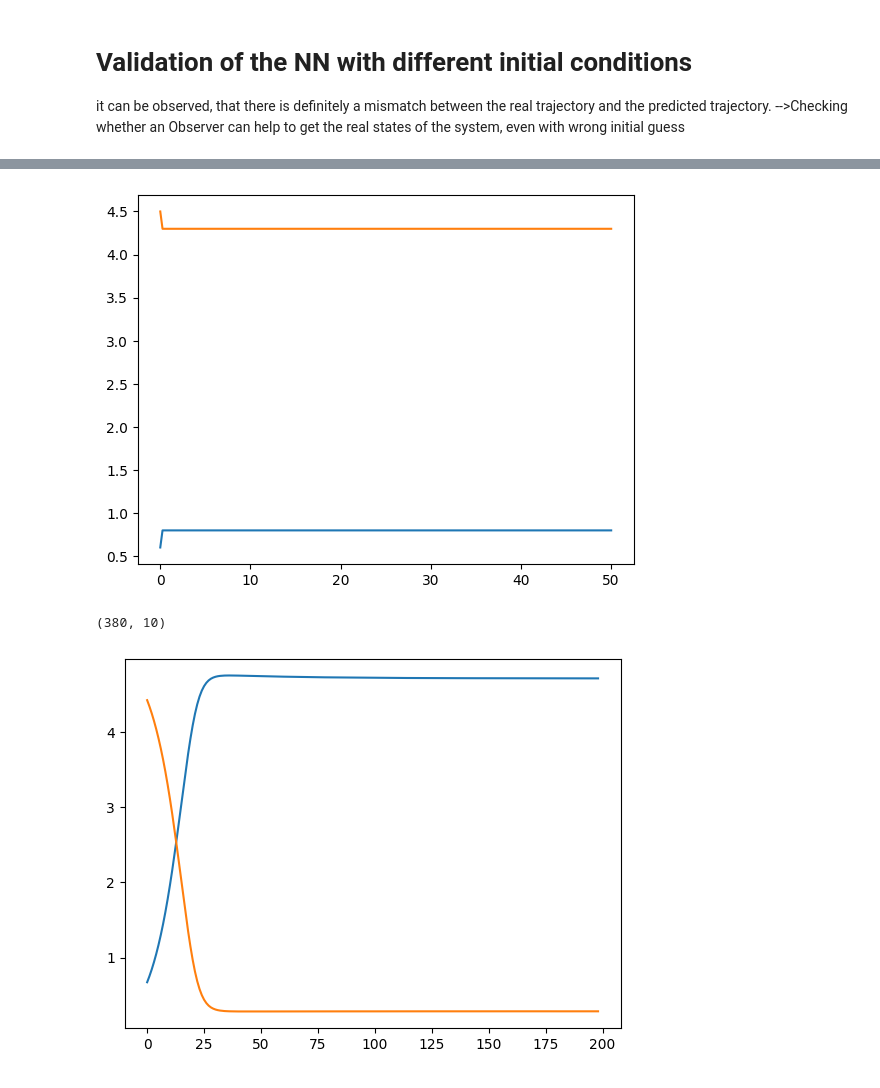
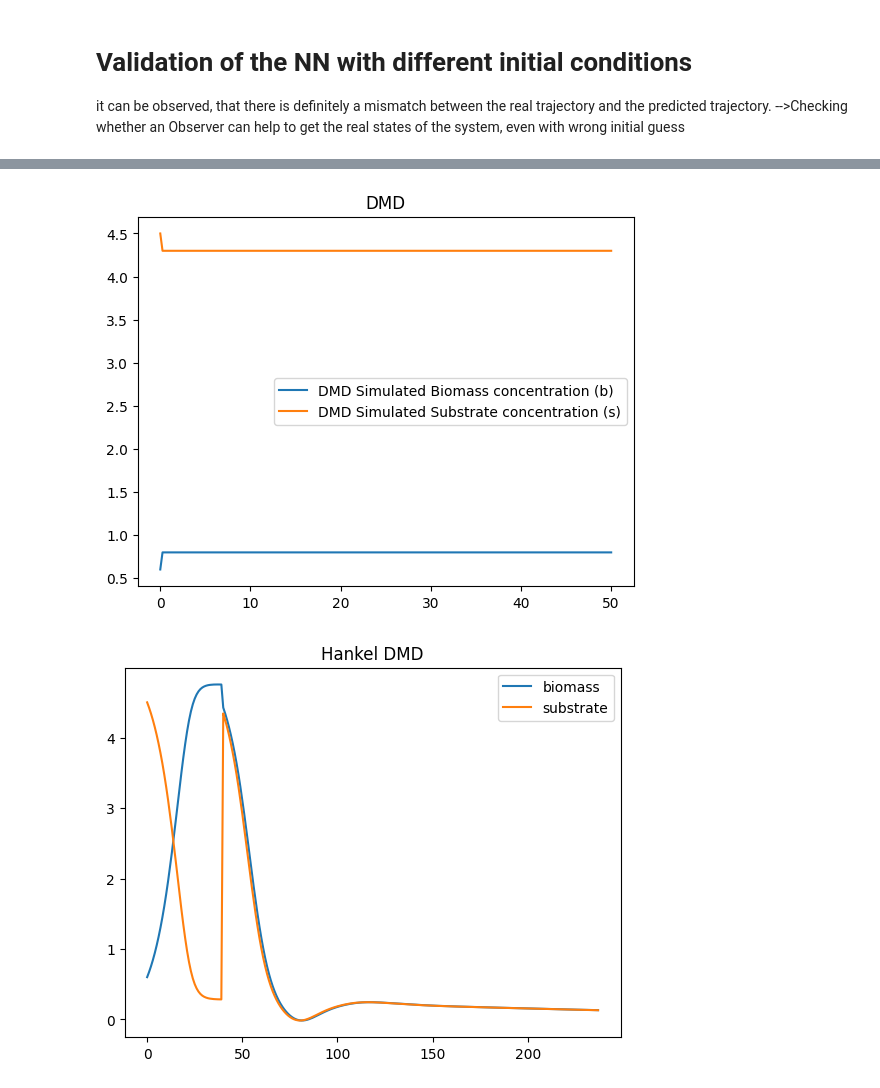
Before and after one commit to therealtoby1/Master, a Jupyter notebook: Cell_growth_easy_Model.ipynb, the cells around one changed output, grey strips where cells are left out. Saved outputs shown, nothing was run; the diff lists cells and outputs as text; code cells hidden in the pictures.

```diff
--- a/Cell_growth_easy_Model.ipynb
+++ b/Cell_growth_easy_Model.ipynb
@@ -54,7 +58,7 @@ plt.legend( loc='best')
 Dataset={}
 #number of datasets=j
 j=10
-for i in range (j):
+for i in range (0,j):
     y0 = [0.1 + i * 0.5, 5.0 - i * 0.5]  # Varying initial conditions
     sol_i = solve_ivp(Biosystem, t_span, y0, args=(D, K_m, s_e, mu_max), t_eval=t_eval)
     Dataset[f'B{i}'] = sol_i.y[0]
@@ -171,37 +175,54 @@ Hankel DMDs split the Datavector and  stack the segments  (each shifted by one t
 # %%
 #DMD of the simulated Dataset
 X = np.array([Dataset['B1'][:-1], Dataset['S1'][:-1]])
 Xp=np.array([Dataset['B1'][1:], Dataset['S1'][1:]])
 A,_,_,_ = hf.compute_DMD(X, Xp)
+dim=2           #dimension of our system
 
 #now i want to check whether the DMD matrix can predict the next step on the same dataset
 x0 = np.array([Dataset['B1'][0], Dataset['S1'][0]])
 for i in range (0, len(t_eval)):
     xi=A@x0
     if i==0:
         sol_dmd=[x0]
     else:
         sol_dmd.append(xi)
 
+
+# print(np.array(sol_dmd).shape)
 plt.plot(t_eval, np.array(sol_dmd)[:, 0], label='DMD Simulated Biomass concentration (b)')
 plt.plot(t_eval, np.array(sol_dmd)[:, 1], label='DMD Simulated Substrate concentration (s)')
+plt.title('DMD')
+plt.legend()
 plt.show()
 #As we can see the system is not really capturing the dynamics of the system, so we can attempt the Hankel DMD
 #-------------------------------------Hankel DMD------------------------------------
 
-num_columns=10                                         #number of colums to build DMD with
-A,_,_,_ = hf.compute_hankel_DMD(X, Xp, cols=num_columns)
+num_columns=8                                      #number of colums to build DMD with
+#i dont stack the full matrix, but only up to the 10th column, because if i use the whole snapshot i would already have all the data i need.
+N_snapshots=40
+A_hankel,_,_,_ = hf.compute_hankel_DMD(X[:,:N_snapshots], Xp[:,:N_snapshots], cols=num_columns)
 
 #now i want to check whether the Hankel DMD matrix can predict the next step on the same dataset
-x0H=hf. stack_snapshots(X=X, cols=num_columns)
-# print(A.shape, x0H.shape)
-xkH=A@x0H
+x0H=hf. stack_snapshots(X=X[:,:N_snapshots], cols=num_columns)
+xkH=x0H
+sol_hankel=[hf.unstack_snapshots(xkH,dim)]     #so x0,x1,x2...x9 are in here when starting, and i only append the last entry of the Xp to it
+for i in range (1,199):
+    xkH=A_hankel@xkH
+    sol_hankel.append(hf.unstack_snapshots(xkH,dim)[-1,:])
+
+
+#sol_hankel currently looks like this :[[dim2xsnapshots],[2x1],[2x1]...]-->into matrix
+sol_hankel = np.array([
+    np.hstack([mat[0] for mat in sol_hankel]),  # Stack all first rows
+    np.hstack([mat[1] for mat in sol_hankel])   # Stack all second rows
+])
 # print(xkH.shape)
-xkH=hf.unstack_snapshots(xkH,2)
-plt.plot(xkH[0,:])
-plt.plot(xkH[1,:])
+plt.plot(sol_hankel[0,:],label='biomass')
+plt.plot(sol_hankel[1,:],label='substrate')
+plt.legend(loc='best')
+plt.title('Hankel DMD')
 plt.show()
 # %% [output]
-[figure, old version]
+[figure, new version]
-(380, 10)
-[figure, old version]
+[figure, new version]
```
Also changed, not shown: parts of 11 cells of this notebook, 1 other file.
